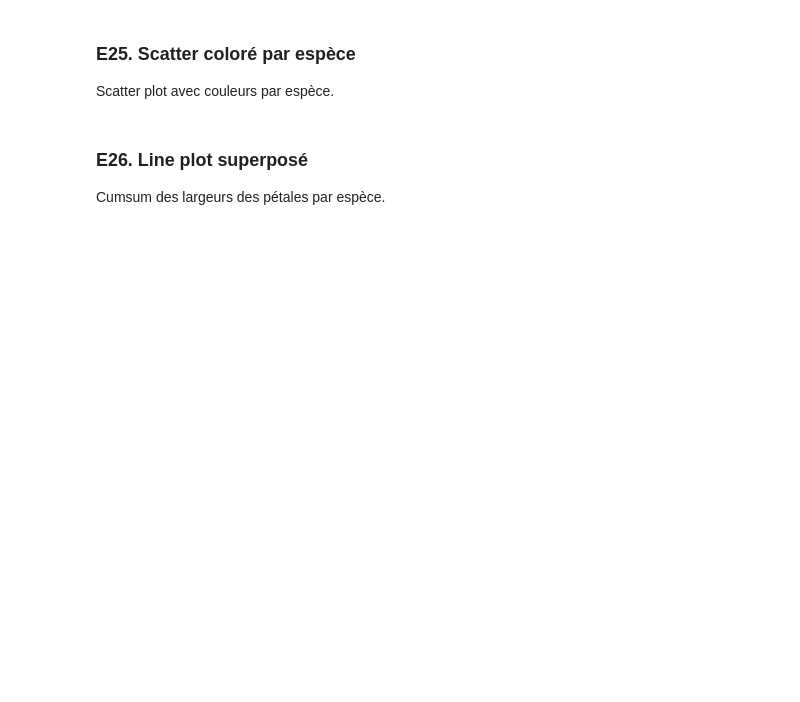
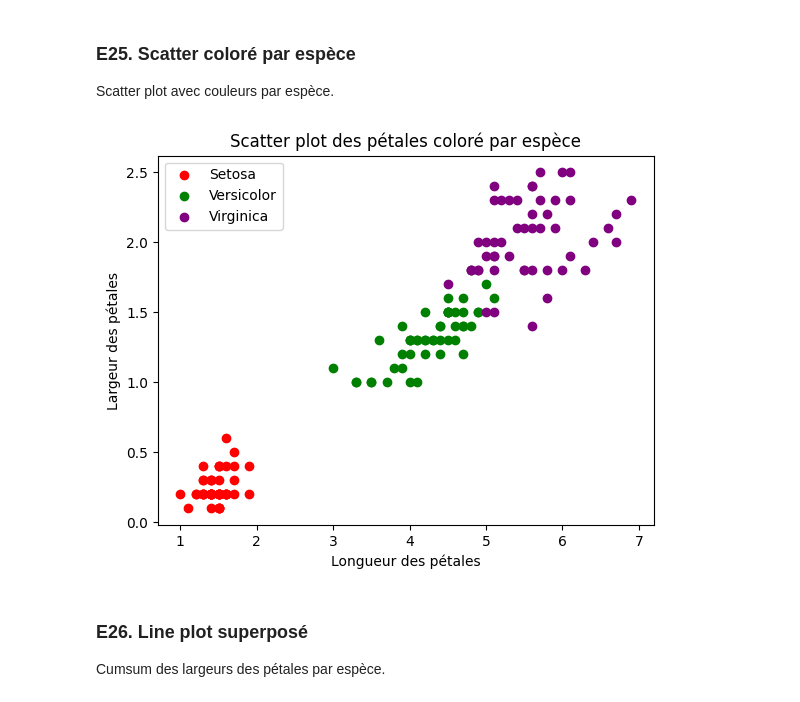
Before and after one commit to USMS-FPK-IA-GI-2025/controle-01-numpy-and-matplotlib-iris-Nini01Fz, a Jupyter notebook: notebooks/controle_numpy_matplotlib.ipynb, the cells around one changed output. Cells and saved outputs as stored; diff of their text form; code cells hidden in the pictures; blank space fills up the shorter version.

```diff
--- a/notebooks/controle_numpy_matplotlib.ipynb
+++ b/notebooks/controle_numpy_matplotlib.ipynb
@@ -366,3 +442,27 @@ Scatter plot avec couleurs par espèce.
+# %%
+# les espèces
+petal_length_setosa = features[:50, 2]
+petal_width_setosa = features[:50, 3]
+
+petal_length_versicolor = features[50:100, 2]
+petal_width_versicolor = features[50:100, 3]
+
+petal_length_virginica = features[100:150, 2]
+petal_width_virginica = features[100:150, 3]
+
+# Scatter plot coloré par espèce
+plt.figure()
+plt.scatter(petal_length_setosa, petal_width_setosa, color='red', label="Setosa")
+plt.scatter(petal_length_versicolor, petal_width_versicolor, color='green', label="Versicolor")
+plt.scatter(petal_length_virginica, petal_width_virginica, color='purple', label="Virginica")
+
+plt.xlabel("Longueur des pétales")
+plt.ylabel("Largeur des pétales")
+plt.title("Scatter plot des pétales coloré par espèce")
+plt.legend()
+plt.show()
+# %% [output]
+[figure, added]
 # %% [markdown]
 ### E26. Line plot superposé
 Cumsum des largeurs des pétales par espèce.
```
Also changed, not shown: parts of 10 cells of this notebook.
